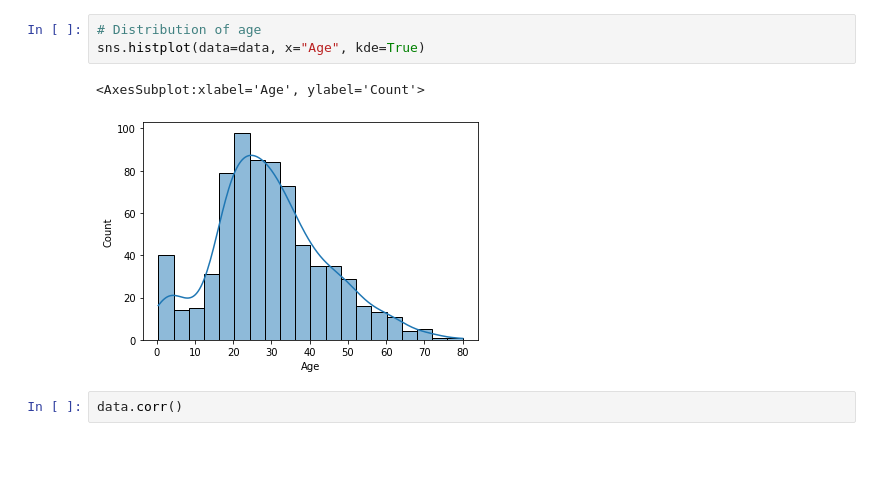
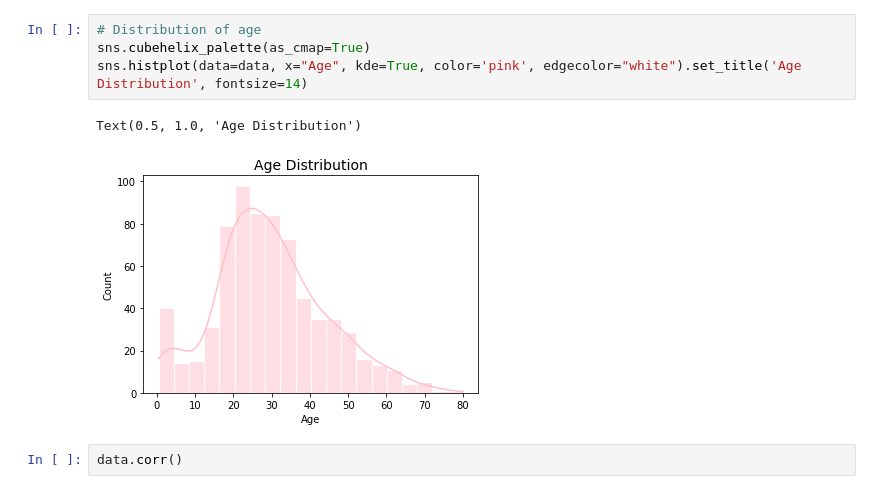
Before and after one commit to hellowithchicken/DataMining, a Jupyter notebook: basic_assignment/titanic/assignment_1_titanic.ipynb, the cells around one changed output. Drawn from its saved outputs; the diff is of its cells as text; blank space fills up the shorter version.

Commit message:
still need some plots

```diff
--- a/basic_assignment/titanic/assignment_1_titanic.ipynb
+++ b/basic_assignment/titanic/assignment_1_titanic.ipynb
@@ -42,9 +56,10 @@ data.Cabin.isna().sum()
 # %%
 # Distribution of age
-sns.histplot(data=data, x="Age", kde=True)
+sns.cubehelix_palette(as_cmap=True)
+sns.histplot(data=data, x="Age", kde=True, color='pink', edgecolor="white").set_title('Age Distribution', fontsize=14)
 # %% [output]
-<AxesSubplot:xlabel='Age', ylabel='Count'>
+Text(0.5, 1.0, 'Age Distribution')
-[figure, old version]
+[figure, new version]
 # %%
 data.corr()
 # %% [output]
```
Also changed, not shown: parts of 7 cells of this notebook.
